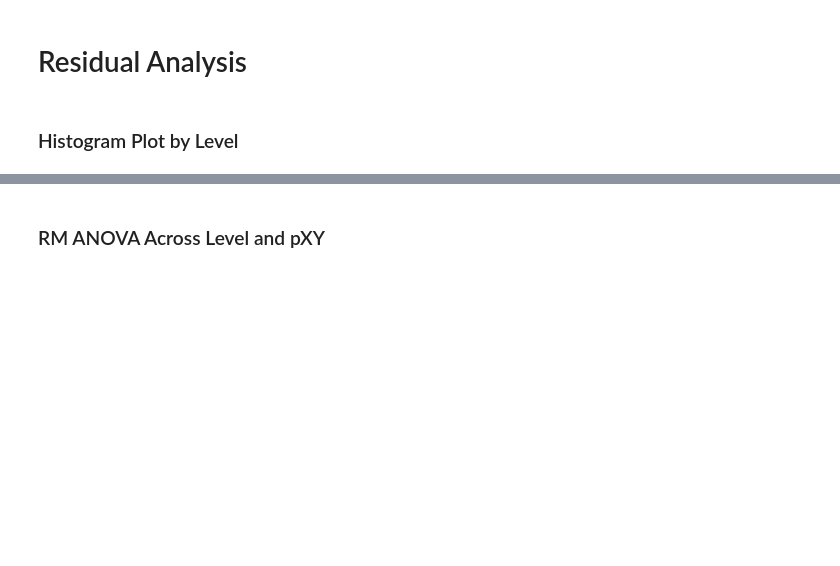
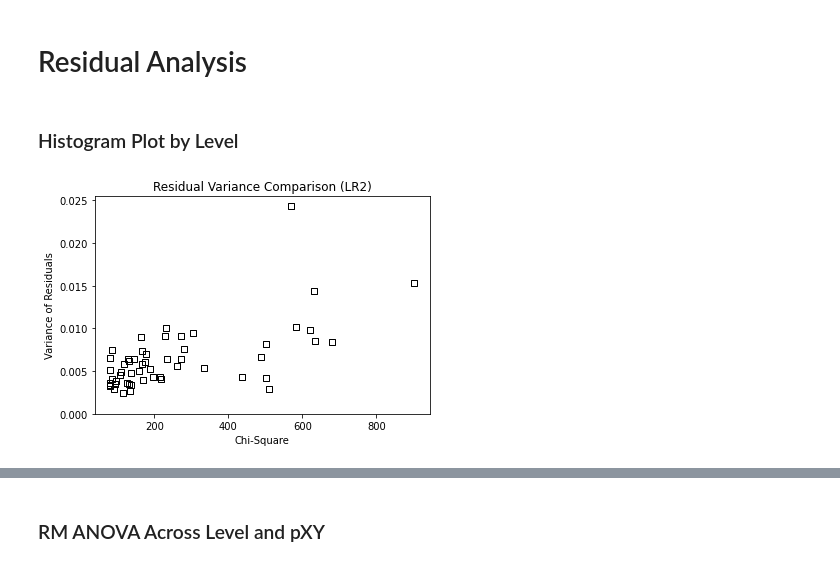
Before and after one commit to alexxyu/decision-modeling, a Jupyter notebook: Model Categorization and Analysis.ipynb, the cells around one changed output, grey strips where cells are left out. Cells and saved outputs as stored; diff of their text form; code cells hidden in the pictures; blank space fills up the shorter version.

```diff
--- a/Model Categorization and Analysis.ipynb
+++ b/Model Categorization and Analysis.ipynb
@@ -188,4 +216,65 @@ for t, ax in zip(types, axes.flat):
 # Residual Analysis
 # %% [markdown]
 ### Histogram Plot by Level
+# %%
+model_name = 'lr2'
+num_blocks = 10
+ratings_threshold = 1.0
+
+files_human = []
+files_human.extend(glob.glob('raw/4/*.mat'))
+files_human.extend(glob.glob('raw/8/*.mat'))
+
+files_model = []
+files_model.extend(glob.glob(f'models/{model_name}/4deg/*points.csv'))
+files_model.extend(glob.glob(f'models/{model_name}/8deg/*points.csv'))
+files_model.sort(key=lambda x: x.replace('_points', ''))
+
+fit_agg = pd.concat([pd.read_csv(f'results/{model_name[:2]}/{model_name}_4deg.csv', index_col='subject'), pd.read_csv(f'results/{model_name[:2]}/{model_name}_8deg.csv', index_col='subject')])
+
+types = ['AA', 'BB', 'AB', 'BA']
+p_data = pd.read_csv('p_data.csv', index_col="Subject")
+
+x = []
+y = []
+
+for f_human, f_model in zip(files_human, files_model):
+
+    dat = loadmat(f_human)
+    model_dat = pd.read_csv(f_model, index_col=0)
+    subject = f_human[max(f_human.rfind('/'), f_human.rfind('\\'))+1:f_human.find('.')]
+
+    num_ratings = 0
+    for i in range(1, 6):
+        if p_data.loc[subject][f'PF{i}'] <= ratings_threshold:
+            num_ratings += 1
+
+    n = 0
+
+    pXY_human = []
+    pXY_model = []
+    for rating in range(num_ratings):
+        tmp_check = np.concatenate([dat[f'p_{t}_{rating+1}Diff'][0] for t in types])
+        if np.all(tmp_check == 0) or np.all(tmp_check == 1):
+            continue
+        if rating > 0 and rating < 5 and all([np.all(dat[f'p_{t}_{rating+1}Diff'][0] == dat[f'p_{t}_{rating}Diff'][0]) for t in types]):
+            continue
+
+        pXY_human.extend(np.concatenate([dat[f'p_{t}_{rating+1}Diff'][0] for t in types]))
+        pXY_model.extend(np.concatenate([model_dat[f'p{t}'][num_blocks*n:num_blocks*(n+1)] for t in types]))
+        n += 1
+
+    residuals = (np.array(pXY_human) - np.array(pXY_model))
+    variance = np.var(residuals)
+    y.append(variance)
+    x.append(fit_agg.loc[subject]['chi-square'])
+
+plt.scatter(x, y, edgecolors='black', facecolors='none', marker='s')
+plt.xlabel('Chi-Square')
+plt.ylabel('Variance of Residuals')
+plt.ylim(0)
+plt.title(f'Residual Variance Comparison ({model_name.upper()})')
+plt.savefig(f'results/{model_name[:2]}/{model_name.upper()}_residvar.svg')
+# %% [output]
+[figure, added]
 # %%
```
Also changed, not shown: parts of 6 cells of this notebook.
